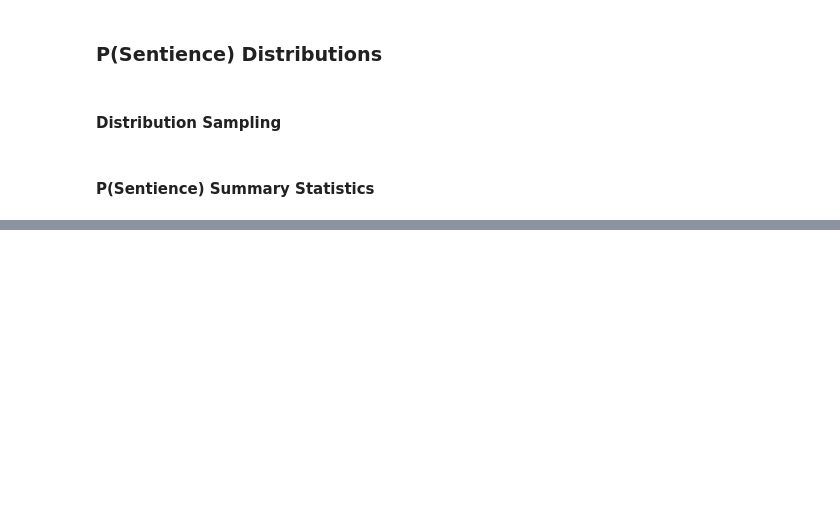
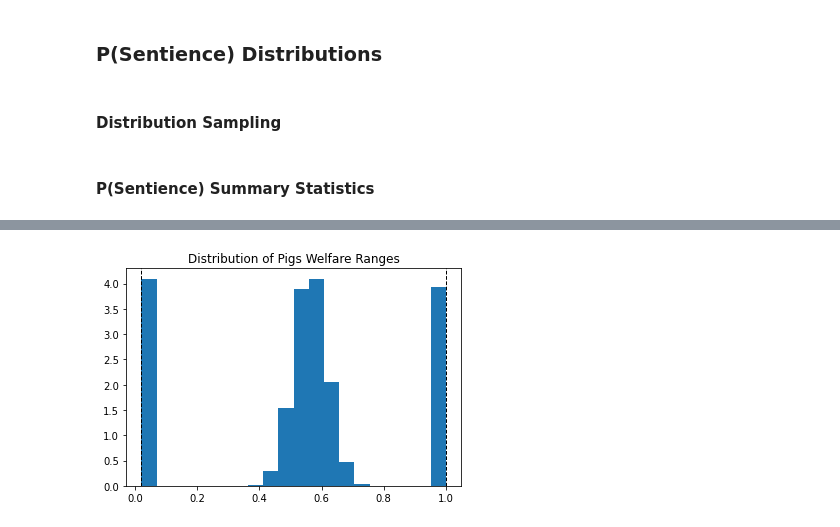
Before and after one commit to laurakduffy/updated_moral_weights, a Jupyter notebook: welfare_range_calculations.ipynb, the cells around one changed output, grey strips where cells are left out. Saved outputs shown, nothing was run; the diff lists cells and outputs as text; code cells hidden in the pictures; blank space fills up the shorter version.

Commit message:
preliminary code done, need to test and get better human neuron packing density

```diff
--- a/welfare_range_calculations.ipynb
+++ b/welfare_range_calculations.ipynb
@@ -52,0 +212,17 @@ Probability of Sentience
+# %%
+def get_geometric_mean_of_row(df, animal, weights):
+    animal_proxy_lst = df.loc[df['Animals'] == animal].values.tolist()[0][1:4]
+    animal_geom_mean = np.exp(np.log(animal_proxy_lst).dot(weights))
+    return animal_geom_mean
+
+def get_neuron_count_welfare_ranges():
+    neuron_count_df = pd.read_csv(os.path.join('inputs', 'Neuron Count Data.csv'))
+    weights = (0.2, 0.4, 0.4)
+    human_geom_mean = get_geometric_mean_of_row(neuron_count_df, 'Humans', weights)
+
+    nc_welfare_ranges_dict = {}
+    for animal in ANIMALS:
+        animal_geom_mean = get_geometric_mean_of_row(neuron_count_df, animal, weights)
+        welfare_range = animal_geom_mean/human_geom_mean
+        nc_welfare_ranges_dict[animal] = welfare_range
+    return nc_welfare_ranges_dict
@@ -52,0 +233,70 @@ Probability of Sentience
+# %%
+def get_model_results():
+    qualitative_welfare_ranges_df, qualitative_welfare_ranges_dict = get_qualitative_welfare_ranges(data, ANIMALS)
+    equality_welfare_ranges = get_equality_welfare_ranges()
+    neuron_count_welfare_ranges = get_neuron_count_welfare_ranges()
+    model_results = {'Qualitative': (qualitative_welfare_ranges_df, qualitative_welfare_ranges_dict),
+                     'Equality': equality_welfare_ranges,
+                     'Neuron Count': neuron_count_welfare_ranges}
+
+
+    return model_results
+
+def mixture_one_animal(model_results, animal, weights):
+    qual_model_df = model_results['Qualitative'][0]
+    equality_results = model_results['Equality'][animal]
+    neuron_count_results = model_results['Neuron Count'][animal]
+
+    animal_qualitative_row = qual_model_df.loc[qual_model_df['Animals'] == animal].values.tolist()[0]
+    animal_fifth_pct = animal_qualitative_row[2]
+    animal_ninty_fifth_pct = animal_qualitative_row[6]
+
+    qual_model = sq.norm(animal_fifth_pct, animal_ninty_fifth_pct, lclip=0)
+    equality_model = sq.uniform(equality_results, equality_results)
+    neuron_count_model = sq.uniform(neuron_count_results, neuron_count_results)
+
+    mixture_model = sq.mixture([qual_model, equality_model, neuron_count_model], weights)
+
+    mixture_welfare_ranges = sq.sample(mixture_model, N)
+
+    return mixture_welfare_ranges
+
+weights = [0.6, 0.2, 0.2]
+
+def get_mixture_welfare_ranges(weights, to_plot=True):
+    means = []
+    fifth_percentiles = []
+    twenty_fifth_percentiles = []
+    medians = []
+    seventy_fifth_percentiles = []
+    ninty_fifth_percentiles = []
+
+    model_results = get_model_results()
+
+    mixture_welfare_range_results = {}
+
+    for animal in ANIMALS:
+        animal_mixture_wr_lst = mixture_one_animal(model_results, animal, weights)
+        mixture_welfare_range_results[animal] = animal_mixture_wr_lst
+        animal_stats = one_animal_summary_stats(animal, animal_mixture_wr_lst, to_print=False)
+        pickle.dump(np.array(animal_mixture_wr_lst), open(os.path.join('pickled_sent_conditioned_welfare_ranges', '{}_mixture_model_welfare_ranges.p'.format(animal)), 'wb'))
+        means.append(round(animal_stats[0],3))
+        fifth_percentiles.append(round(animal_stats[1],3))
+        twenty_fifth_percentiles.append(round(animal_stats[2],3))
+        medians.append(round(animal_stats[3],3))
+        seventy_fifth_percentiles.append(round(animal_stats[4],3))
+        ninty_fifth_percentiles.append(round(animal_stats[5],3))
+
+    if to_plot:
+        for animal in ANIMALS:
+            plot_range_distribution(animal, mixture_welfare_range_results[animal])
+
+    cols = ["Animals", 'Mean', '5%', '25%', '50%', '75%', '95%']
+    mixture_welfare_range_stats_df = pd.DataFrame(list(zip(ANIMALS, means, fifth_percentiles, twenty_fifth_percentiles, medians, seventy_fifth_percentiles, ninty_fifth_percentiles)), columns=cols)
+    mixture_welfare_range_stats_df.sort_values("50%", ascending=False)
+    mixture_welfare_range_stats_df.to_csv(os.path.join("outputs", "Mixture Model - Sentience-Conditioned Welfare Ranges.csv"))
+    return mixture_welfare_range_stats_df, mixture_welfare_range_results
+
+print(get_mixture_welfare_ranges(weights)[0])
+# %% [output]
+[figure, added]
```
Also changed, not shown: parts of 21 cells of this notebook, 53 other files.
